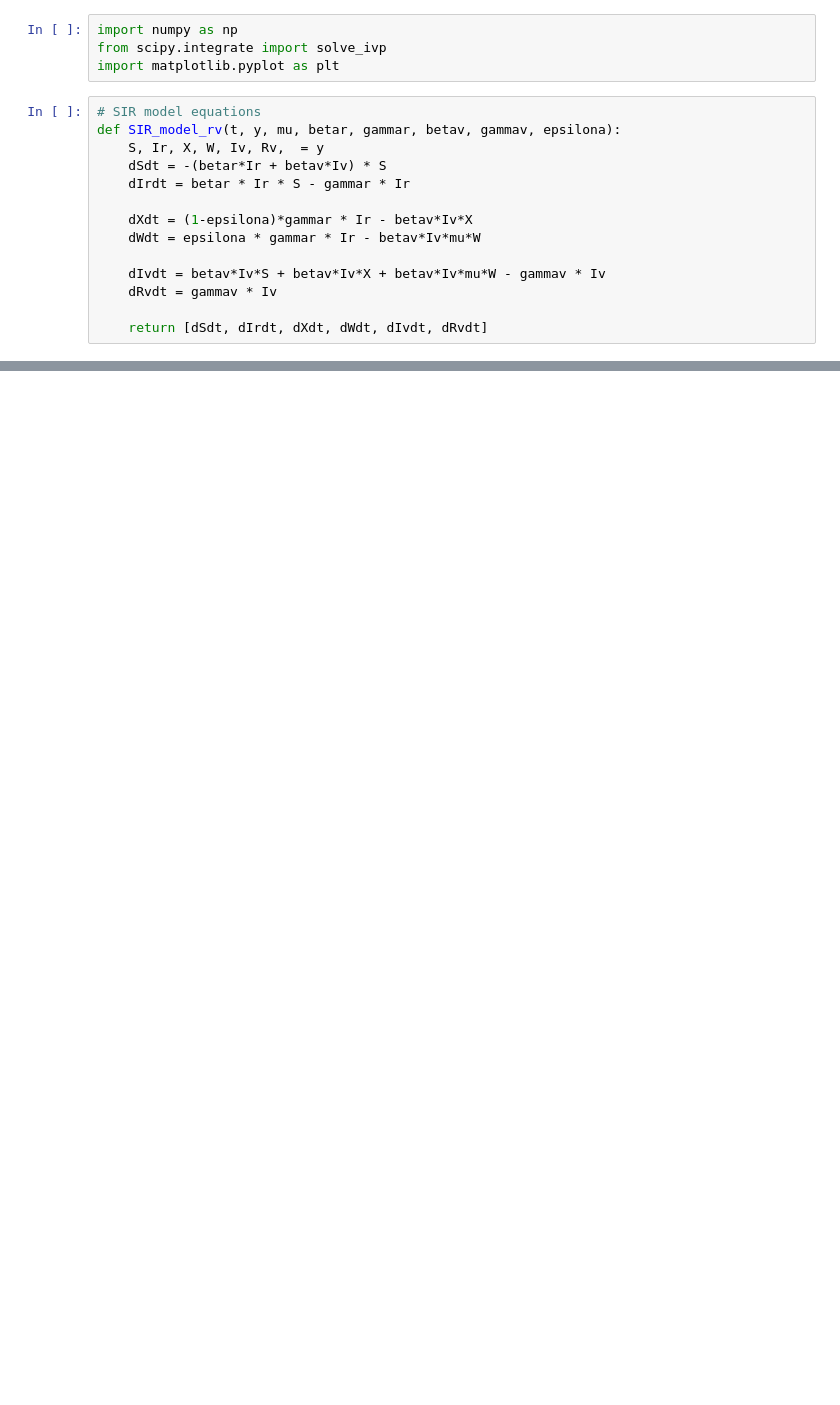
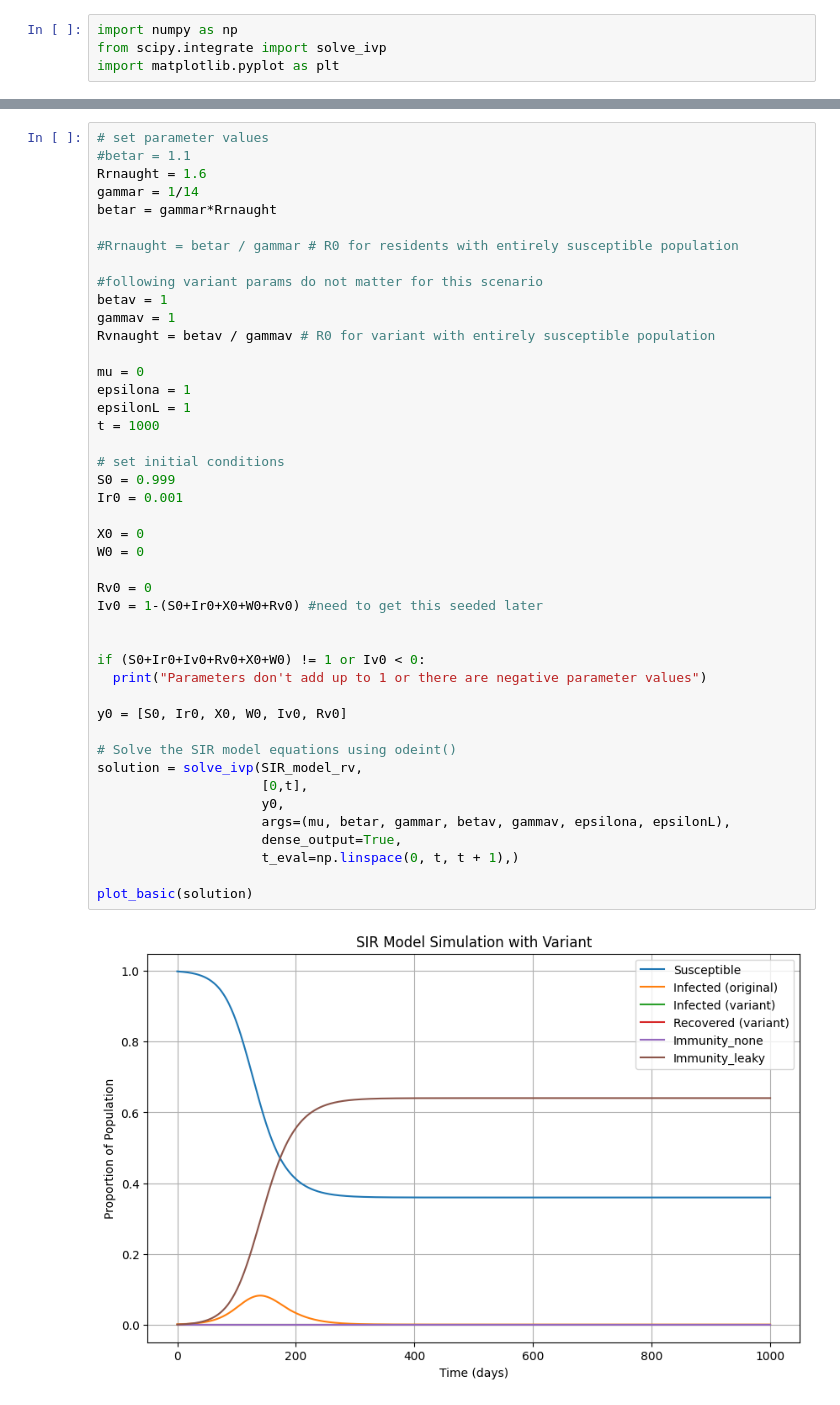
Before and after one commit to condusinew/vaccine_failure_escape, a Jupyter notebook: SIR_mode_natimm.ipynb, the cells around one changed output, grey strips where cells are left out. Cells and saved outputs as stored; diff of their text form; blank space fills up the shorter version.

Commit message:
- added a bunch of scenarios - added plot functions that allow for fastcomparison between infected compartments

```diff
--- a/SIR_mode_natimm.ipynb
+++ b/SIR_mode_natimm.ipynb
@@ -21,17 +18,3 @@ CHANGE N AND P TO X AND Y
 import numpy as np
 from scipy.integrate import solve_ivp
 import matplotlib.pyplot as plt
-# %%
-# SIR model equations
-def SIR_model_rv(t, y, mu, betar, gammar, betav, gammav, epsilona):
-    S, Ir, X, W, Iv, Rv,  = y
-    dSdt = -(betar*Ir + betav*Iv) * S
-    dIrdt = betar * Ir * S - gammar * Ir
-
-    dXdt = (1-epsilona)*gammar * Ir - betav*Iv*X
-    dWdt = epsilona * gammar * Ir - betav*Iv*mu*W
-
-    dIvdt = betav*Iv*S + betav*Iv*X + betav*Iv*mu*W - gammav * Iv
-    dRvdt = gammav * Iv
-
-    return [dSdt, dIrdt, dXdt, dWdt, dIvdt, dRvdt]
@@ -37,0 +100,46 @@ def SIR_model_rv(t, y, mu, betar, gammar, betav, gammav, epsilona):
+# %%
+# set parameter values
+#betar = 1.1
+Rrnaught = 1.6
+gammar = 1/14
+betar = gammar*Rrnaught
+
+#Rrnaught = betar / gammar # R0 for residents with entirely susceptible population
+
+#following variant params do not matter for this scenario
+betav = 1
+gammav = 1
+Rvnaught = betav / gammav # R0 for variant with entirely susceptible population
+
+mu = 0
+epsilona = 1
+epsilonL = 1
+t = 1000
+
+# set initial conditions
+S0 = 0.999
+Ir0 = 0.001
+
+X0 = 0
+W0 = 0
+
+Rv0 = 0
+Iv0 = 1-(S0+Ir0+X0+W0+Rv0) #need to get this seeded later
+
+
+if (S0+Ir0+Iv0+Rv0+X0+W0) != 1 or Iv0 < 0:
+  print("Parameters don't add up to 1 or there are negative parameter values")
+
+y0 = [S0, Ir0, X0, W0, Iv0, Rv0]
+
+# Solve the SIR model equations using odeint()
+solution = solve_ivp(SIR_model_rv,
+                     [0,t],
+                     y0,
+                     args=(mu, betar, gammar, betav, gammav, epsilona, epsilonL),
+                     dense_output=True,
+                     t_eval=np.linspace(0, t, t + 1),)
+
+plot_basic(solution)
+# %% [output]
+[figure, added]
```
Also changed, not shown: parts of 26 cells of this notebook.
